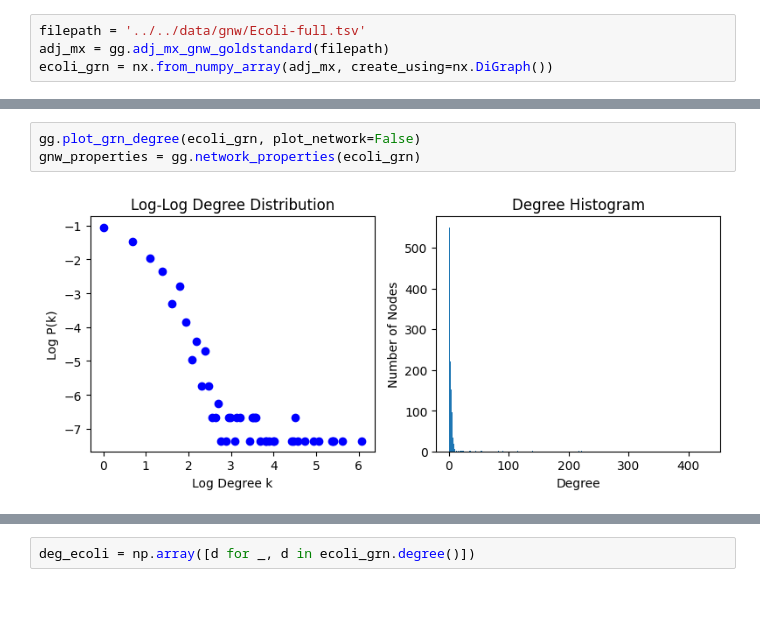
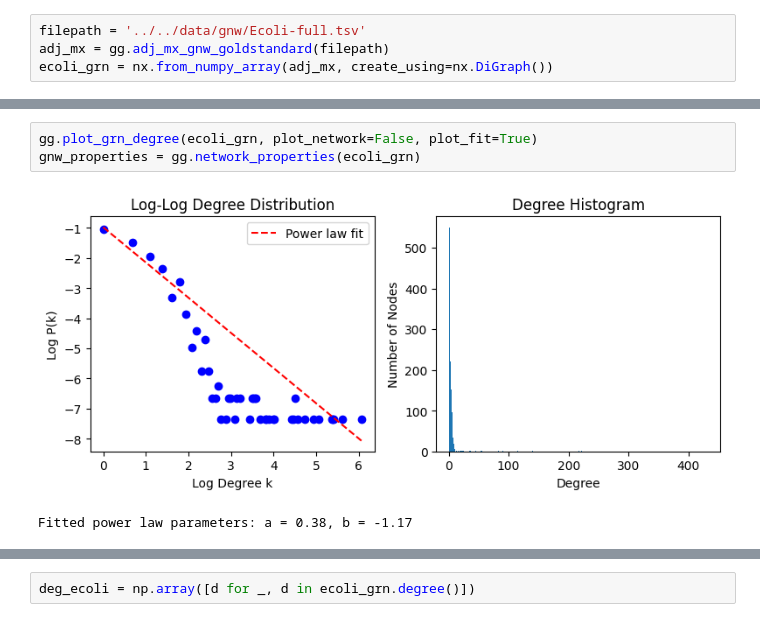
Before and after one commit to TLAlex/GRNgene, a Jupyter notebook: grngene/GRNgene/notebooks/optimization/optimization.ipynb, the cells around one changed output, grey strips where cells are left out. Saved outputs shown, nothing was run; the diff lists cells and outputs as text.

```diff
--- a/grngene/GRNgene/notebooks/optimization/optimization.ipynb
+++ b/grngene/GRNgene/notebooks/optimization/optimization.ipynb
@@ -25,5 +192,6 @@ ecoli_grn = nx.from_numpy_array(adj_mx, create_using=nx.DiGraph())
 # %%
-gg.plot_grn_degree(ecoli_grn, plot_network=False)
+gg.plot_grn_degree(ecoli_grn, plot_network=False, plot_fit=True)
 gnw_properties = gg.network_properties(ecoli_grn)
 # %% [output]
-[figure, old version]
+[figure, new version]
+Fitted power law parameters: a = 0.38, b = -1.17
```
Also changed, not shown: parts of 29 cells of this notebook, 18 other files.
